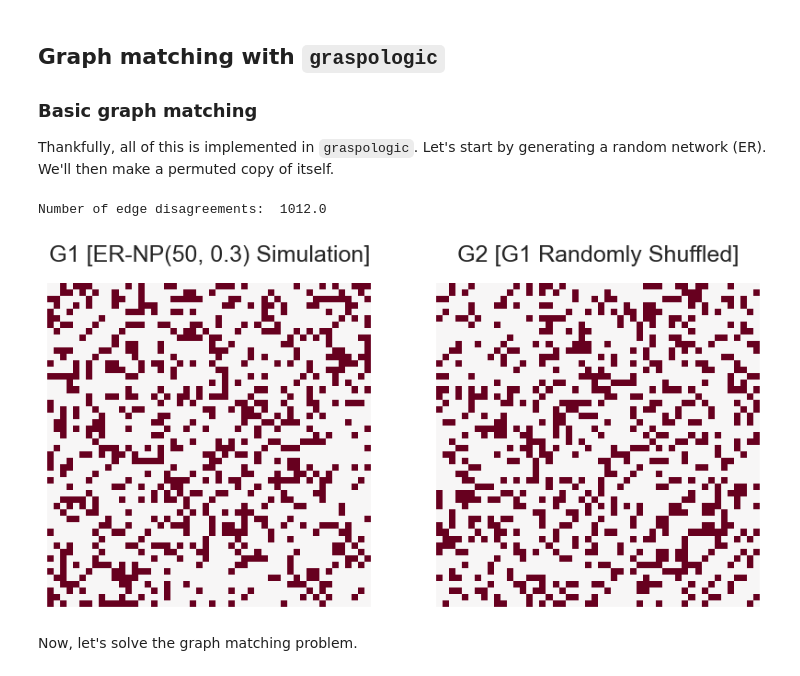
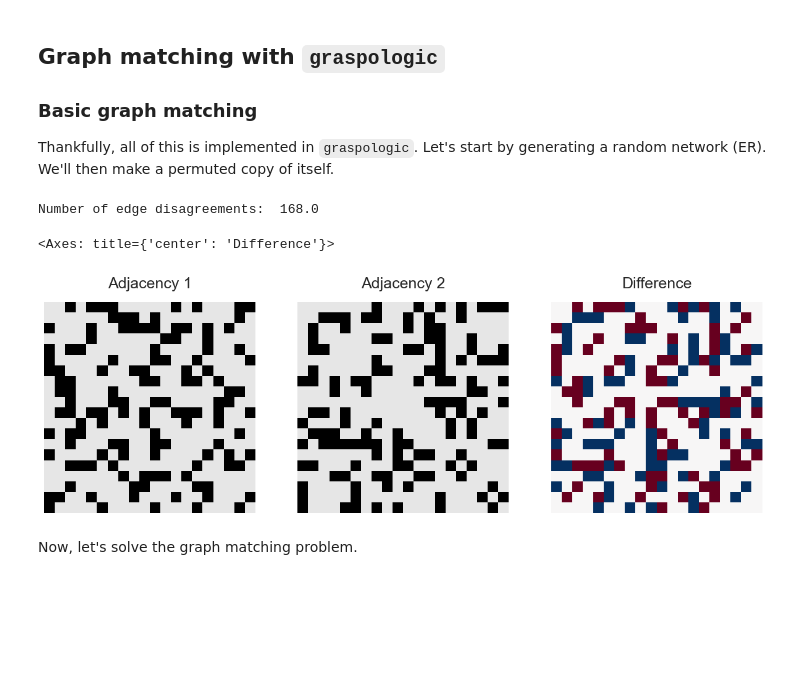
Before and after one commit to neurodata/graspologic-demo, a Jupyter notebook: demo.ipynb, the cells around one changed output. Saved outputs shown, nothing was run; the diff lists cells and outputs as text; code cells hidden in the pictures; blank space fills up the shorter version.

```diff
--- a/demo.ipynb
+++ b/demo.ipynb
@@ -347,11 +435,10 @@ something like:
 
 Thankfully, all of this is implemented in `graspologic`. Let's start by generating a random network (ER). We'll then make a permuted copy of itself.
 # %%
-import numpy as np
 from graspologic.match import graph_match
 from graspologic.simulations import er_np
 
-n = 50
+n = 20
 p = 0.3
 
 np.random.seed(1)
@@ -364,16 +451,36 @@ G2 = G1[node_shuffle_input][:, node_shuffle_input]
 
 print("Number of edge disagreements: ", np.sum(abs(G1 - G2)))
 # %% [output]
-Number of edge disagreements:  1012.0
+Number of edge disagreements:  168.0
 # %%
 import matplotlib.pyplot as plt
 from graspologic.plot import heatmap
 
-fig, axs = plt.subplots(1, 2, figsize=(10, 5))
-heatmap(G1, cbar=False, title="G1 [ER-NP(50, 0.3) Simulation]", ax=axs[0])
-_ = heatmap(G2, cbar=False, title="G2 [G1 Randomly Shuffled]", ax=axs[1])
+fig, axs = plt.subplots(1, 3, figsize=(15, 5))
+heatmap(
+    G1,
+    cbar=False,
+    title="Adjacency 1",
+    ax=axs[0],
+    cmap="binary",
+    vmin=0.1,
+    center=0.5,
+    vmax=1,
+)
+heatmap(
+    G2,
+    cbar=False,
+    title="Adjacency 2",
+    ax=axs[1],
+    cmap="binary",
+    vmin=0.1,
+    center=0.5,
+    vmax=1,
+)
+heatmap(G1 - G2, cbar=False, title="Difference", ax=axs[2], center=0, vmin=-1, vmax=1)
 # %% [output]
+<Axes: title={'center': 'Difference'}>
-[figure, old version]
+[figure, new version]
 # %% [markdown]
 Now, let's solve the graph matching problem.
 # %%
```
Also changed, not shown: parts of 34 cells of this notebook.
